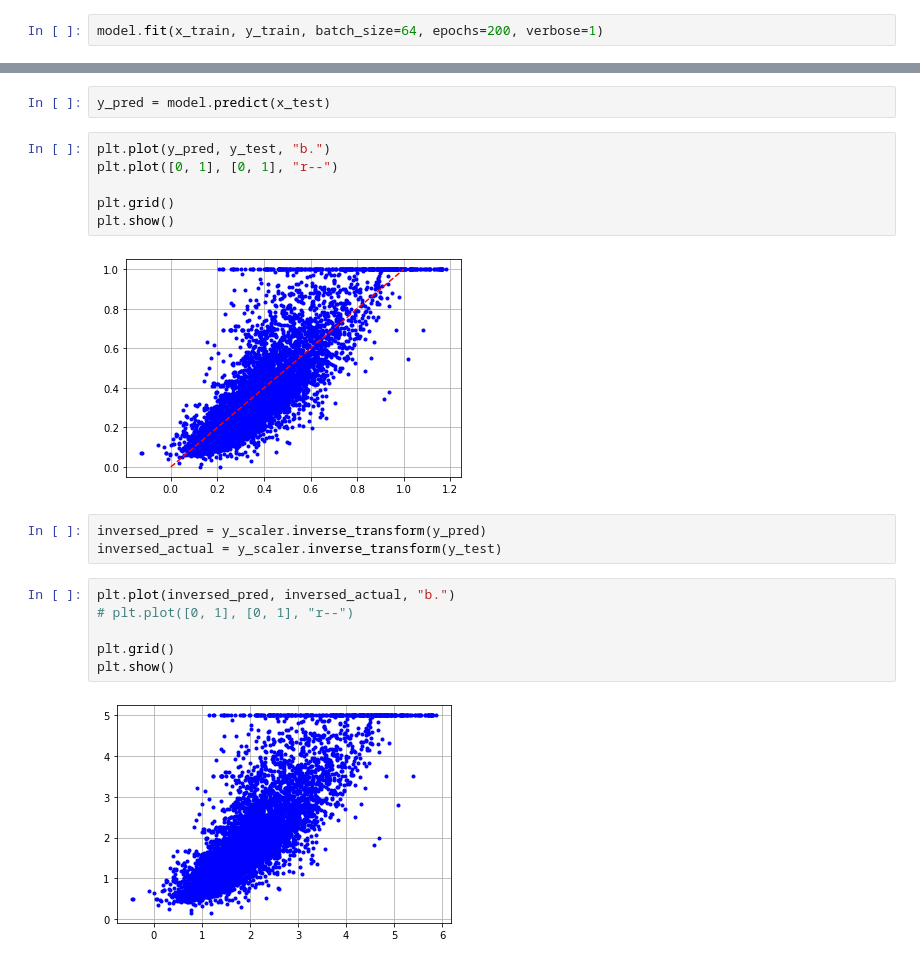
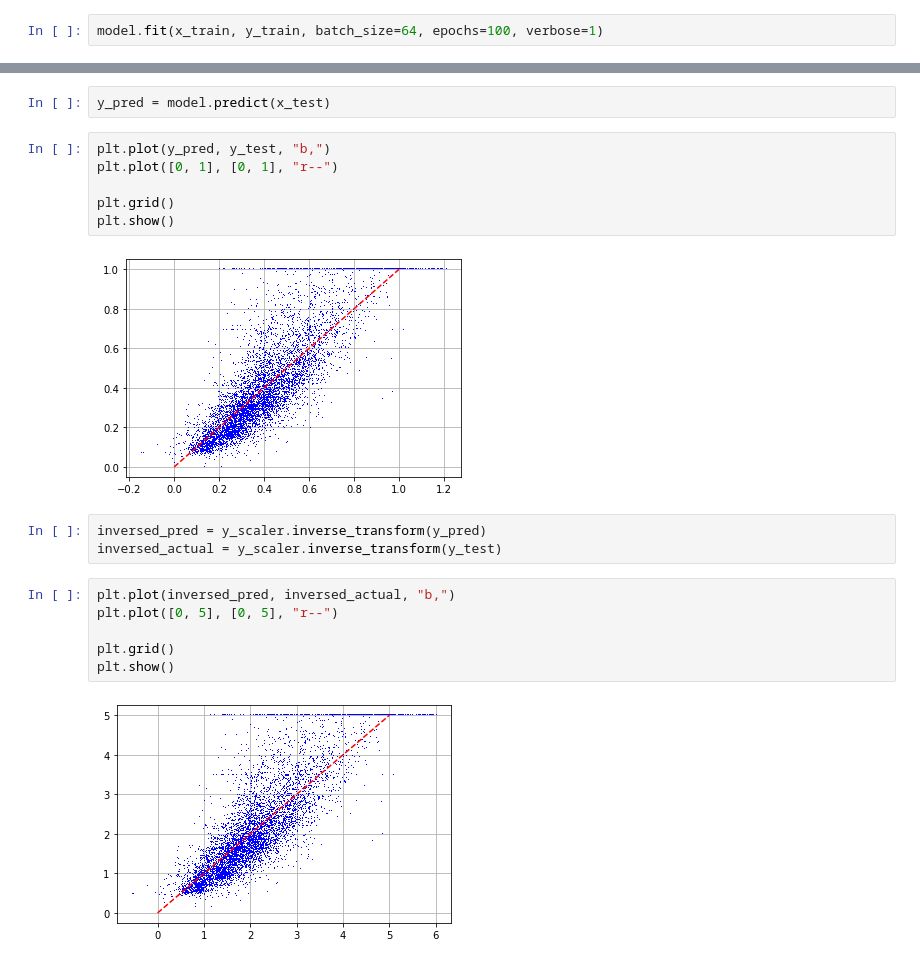
Before and after one commit to 6ixthmonth/lecture_materials, a Jupyter notebook: AI/Deep Learning(w. Keras)/Handouts/california_housing.ipynb, the cells around one changed output, grey strips where cells are left out. Cells and saved outputs as stored; diff of their text form.

```diff
--- a/AI/Deep Learning(w. Keras)/Handouts/california_housing.ipynb
+++ b/AI/Deep Learning(w. Keras)/Handouts/california_housing.ipynb
@@ -226,6 +196,6 @@ _________________________________________________________________
 # %%
 model.compile(optimizer="sgd", loss="mse", metrics=["accuracy"])
 # %%
-model.fit(x_train, y_train, batch_size=64, epochs=200, verbose=1)
+model.fit(x_train, y_train, batch_size=64, epochs=100, verbose=1)
 # %% [output]
 Epoch 1/200
@@ -249,21 +229,21 @@ Epoch 200/200
 # %%
 y_pred = model.predict(x_test)
 # %%
-plt.plot(y_pred, y_test, "b.")
+plt.plot(y_pred, y_test, "b,")
 plt.plot([0, 1], [0, 1], "r--")
 
 plt.grid()
 plt.show()
 # %% [output]
-[figure, old version]
+[figure, new version]
 # %%
 inversed_pred = y_scaler.inverse_transform(y_pred)
 inversed_actual = y_scaler.inverse_transform(y_test)
 # %%
-plt.plot(inversed_pred, inversed_actual, "b.")
-# plt.plot([0, 1], [0, 1], "r--")
+plt.plot(inversed_pred, inversed_actual, "b,")
+plt.plot([0, 5], [0, 5], "r--")
 
 plt.grid()
 plt.show()
 # %% [output]
-[figure, old version]
+[figure, new version]
```
Also changed, not shown: parts of 12 cells of this notebook.
